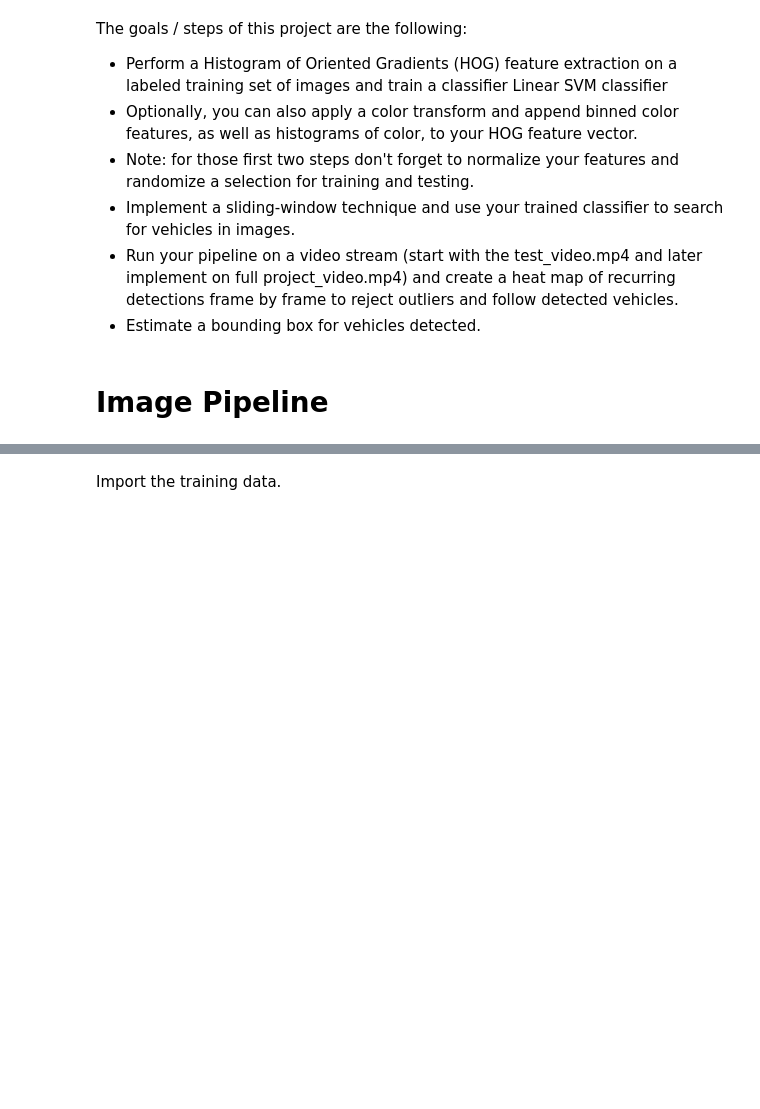
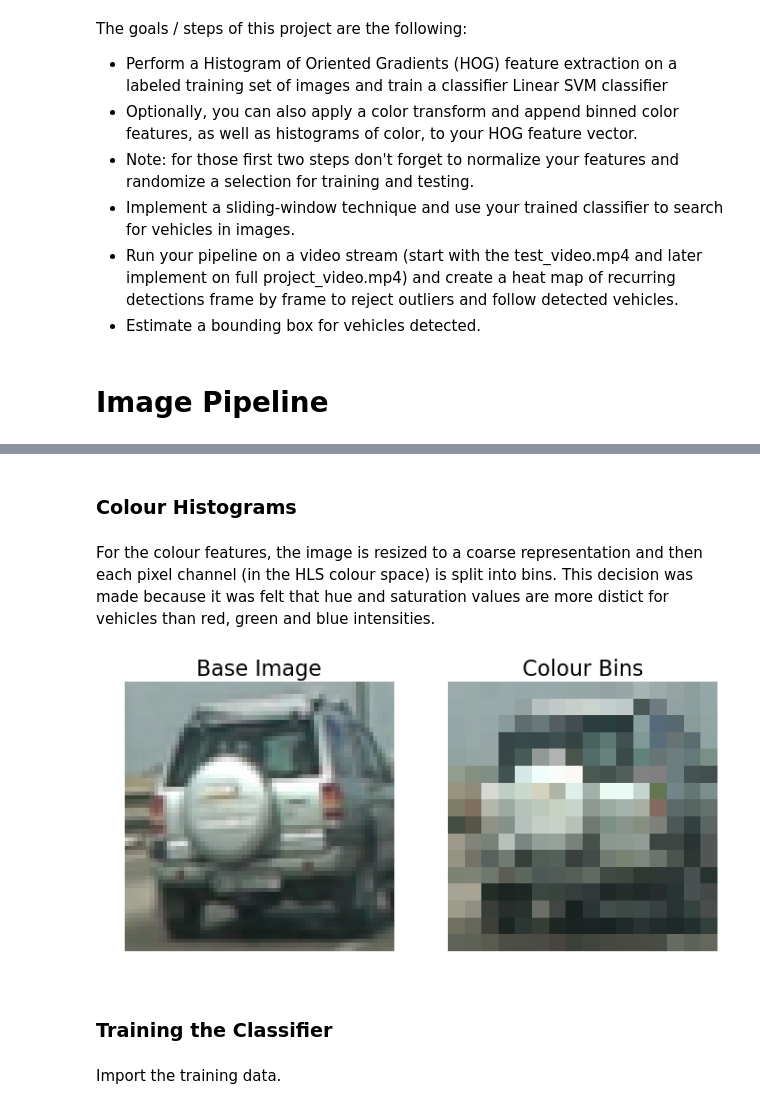
Before and after one commit to MarkDekker/CarND-Vehicle-Detection, a Jupyter notebook: README.ipynb, the cells around one changed output, grey strips where cells are left out. Drawn from its saved outputs; the diff is of its cells as text; code cells hidden in the pictures; blank space fills up the shorter version.

```diff
--- a/README.ipynb
+++ b/README.ipynb
@@ -16,3 +56,13 @@ Import the python file containing object tracking pipeline.
+# %% [markdown]
+### Colour Histograms
+# %% [markdown]
+For the colour features, the image is resized to a coarse representation and then each pixel channel (in the HLS colour space) is split into bins. This decision was made because it was felt that hue and saturation values are more distict for vehicles than red, green and blue intensities.
+# %%
+compare_images(base_image, frame.get_colour_bin_visualisation(), ('Base Image', 'Colour Bins'))
+# %% [output]
+[figure, added]
+# %% [markdown]
+### Training the Classifier
 # %%
 %run car_tracking.py
 # %% [markdown]
```
Also changed, not shown: parts of 34 cells of this notebook, 2 other files.
